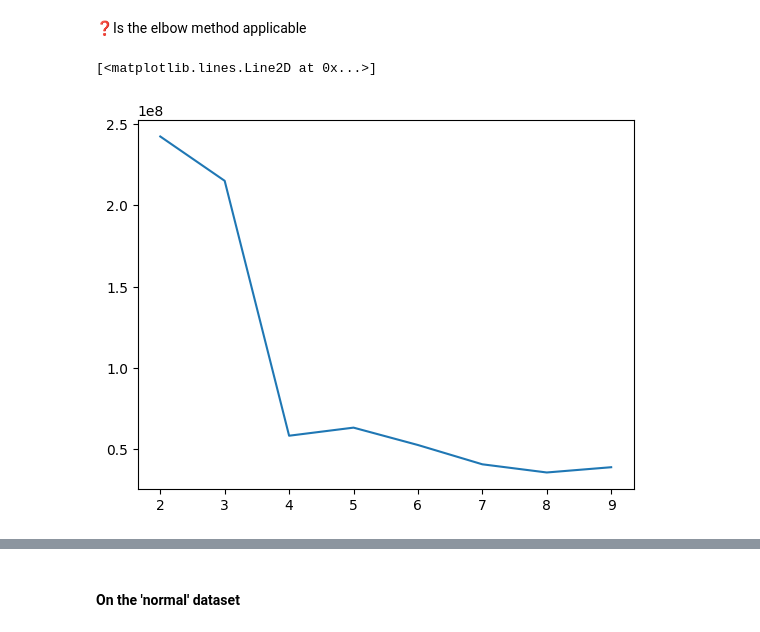
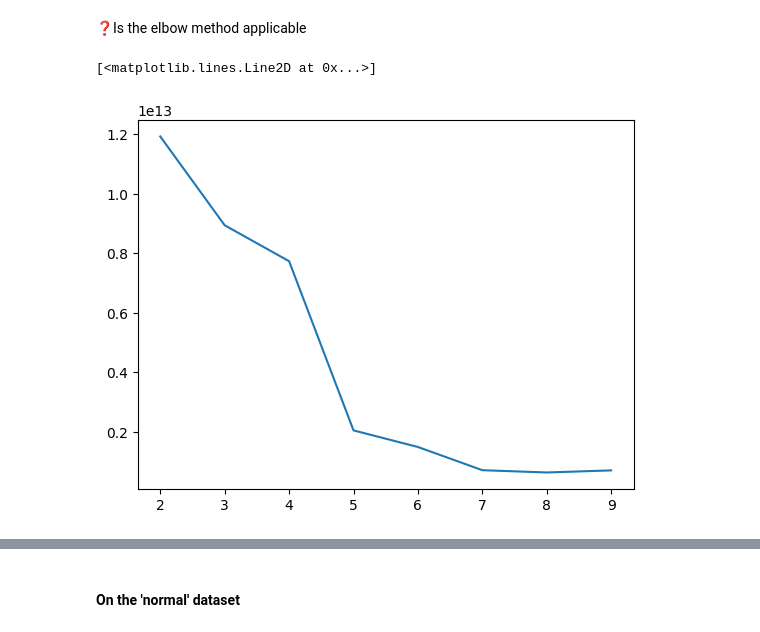
Before and after one commit to HeavyHelium/AI, a Jupyter notebook: machine-learning/kmeans/solution.ipynb, the cells around one changed output, grey strips where cells are left out. Cells and saved outputs as stored; diff of their text form; code cells hidden in the pictures.

```diff
--- a/machine-learning/kmeans/solution.ipynb
+++ b/machine-learning/kmeans/solution.ipynb
@@ -38,6 +38,8 @@ points_unbalanced: np.ndarray = read_data("./unbalance.txt")
 points_normal: np.ndarray = read_data("./normal.txt")
 # %%
 class KMeans:
+    TOLERANCE: float = 1e-4
+
     def __init__(self,
                  points: np.ndarray,
                  initialization="KM++",
@@ -62,6 +64,13 @@ class KMeans:
         indx: np.ndarray = np.random.choice(np.arange(len(self.points)), k, replace=False)
         self.centroids = self.points[indx]
 
+    @property
+    def cost(self) -> float:
+        temp: float = 0.0
+        for i, c in enumerate(self.centroids):
+            for pid, p in enumerate(self.points):
+                temp += (np.linalg.norm(p - c) ** 2) * (self.assignments[pid] == i)
+        return temp
 
     def assign(self) -> None:
         cost = 0
@@ -85,7 +94,7 @@ class KMeans:
             else:
                 self.centroids[i] = np.mean(self.points[relevant], axis=0)
 
-            if np.any(self.centroids[i] != old_val):
+            if np.linalg.norm(old_val - self.centroids[i]) > KMeans.TOLERANCE:
                 converged = False
 
         return converged
@@ -149,13 +159,13 @@ restart("KM++", points_unbalanced)
 # %% [markdown]
 ❓Is the elbow method applicable
 # %%
-ks: np.ndarray = list(range(1, 10))
-costs = [KMeans(points_unbalanced, initialization="KM++", k=k).intra_cluster_distance for k in ks]
+ks: np.ndarray = list(range(2, 10))
+costs = [KMeans(points_unbalanced, initialization="KM++", k=k).cost for k in ks]
 
 plt.plot(ks, costs)
 # %% [output]
 [<matplotlib.lines.Line2D at 0x...>]
-[figure, old version]
+[figure, new version]
 # %%
 restart("RAND", points_unbalanced)
 # %% [output]
```
Also changed, not shown: parts of 13 cells of this notebook.
